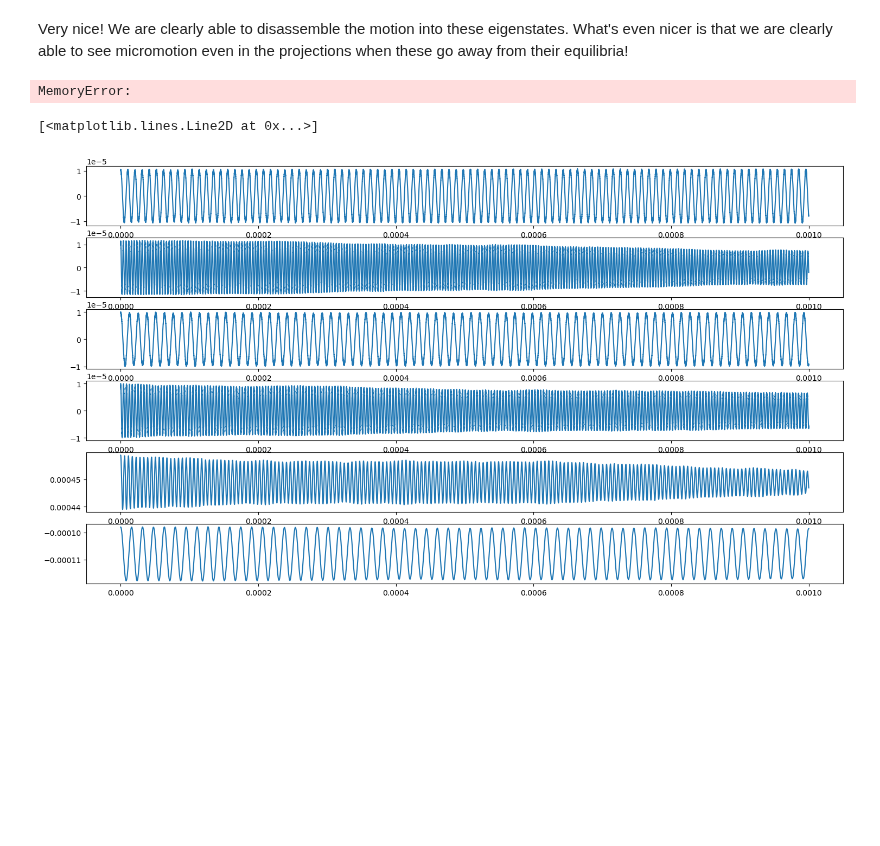
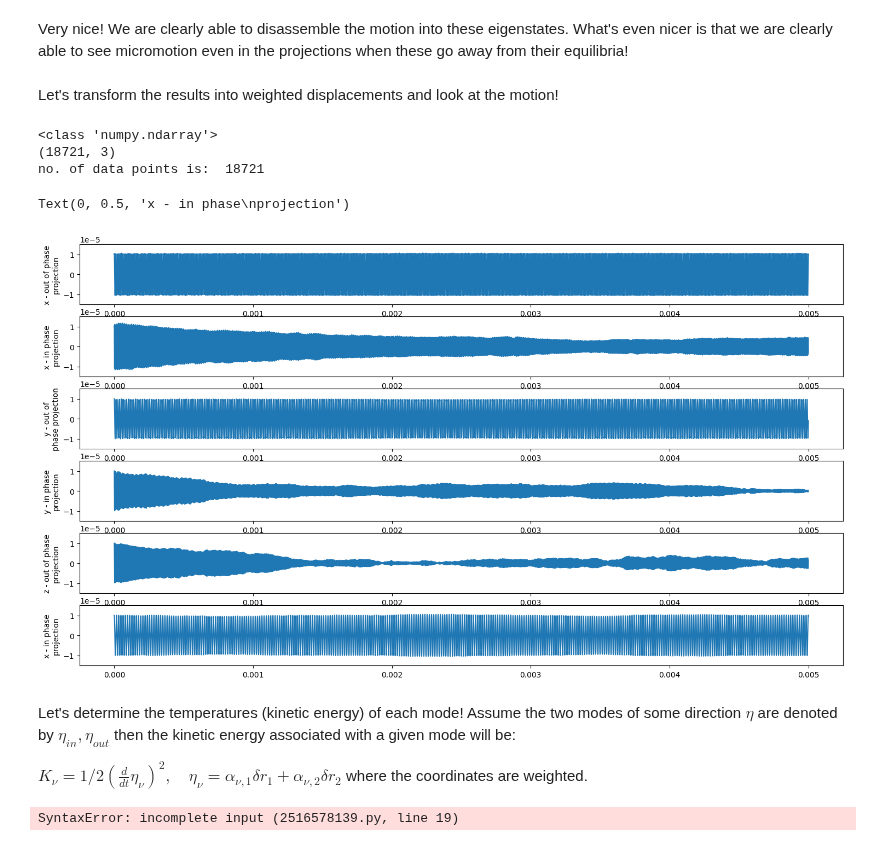
Before and after one commit to EmilLenler/PhD-Work, a Jupyter notebook: Two-Ion-Systems/Cooling2Ion.ipynb, the cells around one changed output. Saved outputs shown, nothing was run; the diff lists cells and outputs as text; code cells hidden in the pictures; blank space fills up the shorter version.

Commit message:
Working on adding energy/temperature measurements of 2ion eigenmodes

```diff
--- a/Two-Ion-Systems/Cooling2Ion.ipynb
+++ b/Two-Ion-Systems/Cooling2Ion.ipynb
@@ -494,13 +496,17 @@ while t < t_end:
     current_vel1 = next_vel1
     current_pos2 = next_pos2
     current_vel2 = next_vel2
+# %% [markdown]
+Let's transform the results into weighted displacements and look at the motion!
 # %%
 weightedCoolDisplacements1 = []
 weightedCoolDisplacements2 = []
 
+print(type(pos1s[0]))
+
 for position1,position2 in zip(pos1s,pos2s):
-    weightedCoolDisplacements1.append(position1)                                         #Just appending elements to the list. Not actually weighted yet
-    weightedCoolDisplacements2.append(position2)                                         #Just appending elements to the list. Not actually weighted yet
+    weightedCoolDisplacements1.append(position1-[0,0,zeq1])                                         #Just appending elements to the list. Not actually weighted yet
+    weightedCoolDisplacements2.append(position2-[0,0,zeq2])                                         #Just appending elements to the list. Not actually weighted yet
 
 weightedCoolDisplacements1 = np.array(weightedCoolDisplacements1)*np.sqrt(m1/amu)         #Actually weighting the elements now, and turning into np arraty
 weightedCoolDisplacements2 = np.array(weightedCoolDisplacements2)*np.sqrt(m2/amu)         # ------ II -------
@@ -520,27 +526,65 @@ for weightDisp1,weightDisp2 in zip(weightedCoolDisplacements1,weightedCoolDispla
     cooledYIn.append(np.dot(np.array([weightDisp1[1],weightDisp2[1]]),y_in_mode))
     cooledZOut.append(np.dot(np.array([weightDisp1[2],weightDisp2[2]]),z_out_mode))
     cooledZIn.append(np.dot(np.array([weightDisp1[2],weightDisp2[2]]),z_in_mode))
+print(weightedCoolDisplacements1.shape)
+print('no. of data points is: ',len(ts))
 # %% [output]
-MemoryError:
+<class 'numpy.ndarray'>
+(18721, 3)
+no. of data points is:  18721
 # %%
 fig,ax = plt.subplots(6,1,figsize = (18,10))
 
 # ax[0].plot(ts,dot_x_out)
 # ax[1].plot(ts,dot_x_in)
 # ax[2].plot(ts,dot_y_out)
 # ax[3].plot(ts,dot_y_in)
 # ax[4].plot(ts,dot_z_out)
 # ax[5].plot(ts,dot_z_in)
 
 ax[0].plot(ts,cooledXOut)
 ax[1].plot(ts,cooledXIn)
 ax[2].plot(ts,cooledYOut)
 ax[3].plot(ts,cooledYIn)
 ax[4].plot(ts,cooledZOut)
 ax[5].plot(ts,cooledZIn)
 
-# for j in range(6):
-#     ax[j].set_ylim(1.5*(-1e-5),1.5*1e-5)
+for j in range(6):
+    ax[j].set_ylim(1.5*(-1e-5),1.5*1e-5)
+
+ax[0].set_ylabel('x - out of phase\nprojection')
+ax[1].set_ylabel('x - in phase\nprojection')
+ax[2].set_ylabel('y - out of\nphase projection')
+ax[3].set_ylabel('y - in phase\nprojection')
+ax[4].set_ylabel('z - out of phase\nprojection')
+ax[5].set_ylabel('x - in phase\nprojection')
 # %% [output]
-[<matplotlib.lines.Line2D at 0x...>]
+Text(0, 0.5, 'x - in phase\nprojection')
-[figure, old version]
+[figure, new version]
+# %% [markdown]
+Let's determine the temperatures (kinetic energy) of each mode! Assume the two modes of some direction $\eta$ are denoted by $\eta_{in},\eta_{out}$ then the kinetic energy associated with a given mode will be:
+
+$K_\nu = 1/2(\frac{d}{dt}\eta_\nu)^2,\quad \eta_\nu = \alpha_{\nu,1}\delta r_1+\alpha_{\nu,2} \delta r_2$ where the coordinates are weighted.
+# %%
+weightedCoolVelocities1 = []
+weightedCoolVelocities2 = []
+
+for vel1,vel2 in zip(vel1s,vel2s):
+    weightedCoolVelocities1.append(np.sqrt(m1)*vel1)
+    weightedCoolVelocities1.append(np.sqrt(m2)*vel2)
+
+KZin = []
+KZOut = []
+KXin = []
+KXOut = []
+KYin = []
+KYout = []
+
+def modeKineticEnergy(mode_vector, weightedVelocity1,weightedVelocity2):
+    return 0.5*(mode_vector[0]**2 * weightedVelocity1**2 + mode_vector[1]**2 *weightedVelocity2**2)                 #Calculate kinetic energy in the mode "mode vector",
+                                                                                                                    #given two sqrt(m) weighted velocities
+
+
+for wVel1,wVel2 in zip(weightedCoolVelocities1,weightedCoolVelocities2):
+# %% [output]
+SyntaxError: incomplete input (2516578139.py, line 19)
```
Also changed, not shown: parts of 1 cell of this notebook, 1 other file.
